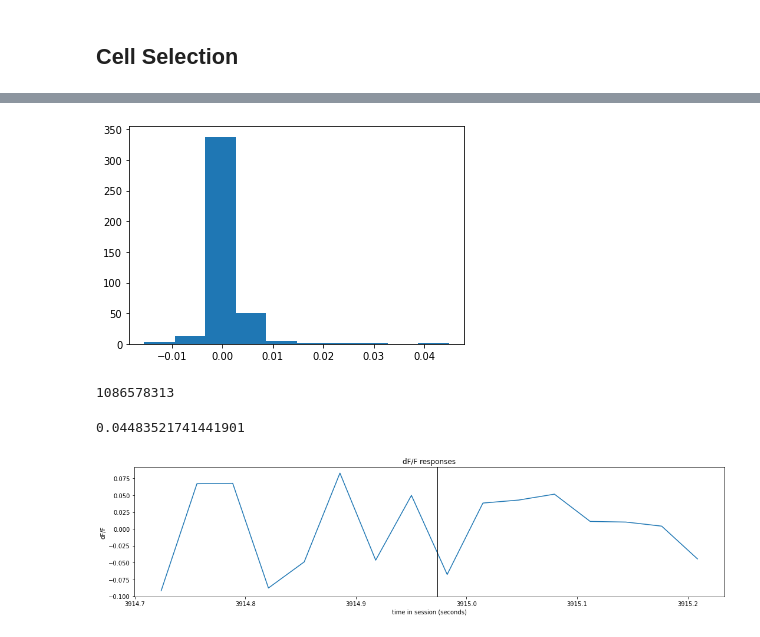
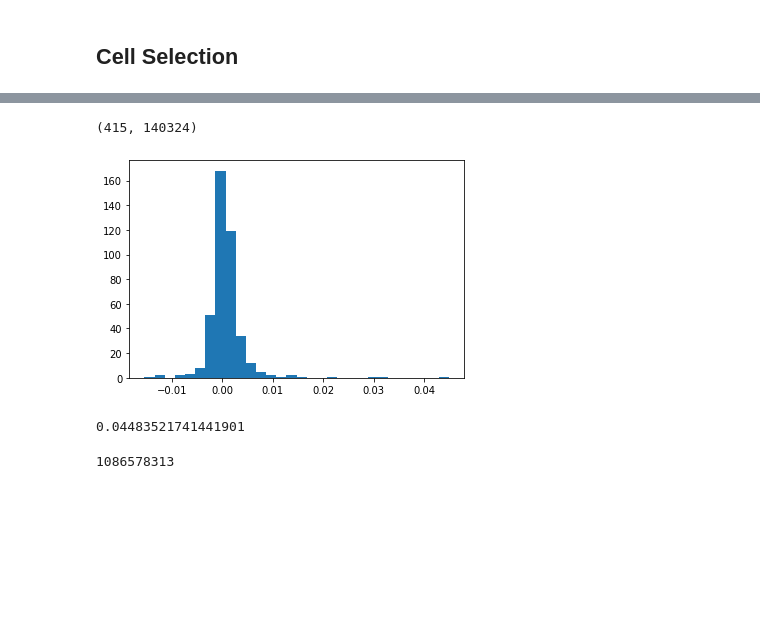
Before and after one commit to seungjaeryanlee/nma-cn-project, a Jupyter notebook: starter-v2.ipynb, the cells around one changed output, grey strips where cells are left out. Saved outputs shown, nothing was run; the diff lists cells and outputs as text; code cells hidden in the pictures; blank space fills up the shorter version.

```diff
--- a/starter-v2.ipynb
+++ b/starter-v2.ipynb
@@ -138,2 +144,0 @@ def get_dff_in_interval(experiment, cell_specimen_id, start, end):
-# %%
-stimulus_start_time = float(active_experiment.stimulus_presentations.loc[0]["start_time"])
@@ -185,0 +149,5 @@ active_experiment.dff_traces.head(5)
+# %%
+active_stimulus_df = active_experiment.stimulus_presentations
+# %%
+active_stimulus_start_times = active_stimulus_df["start_time"]
+active_experiment.dff_traces.head()
@@ -186,8 +162,12 @@ active_experiment.dff_traces.head(5)
 # %%
 dff_matrix = np.array(active_experiment.dff_traces["dff"].tolist())
+# %%
+dff_matrix.shape # shape=(Number of cells, Number of records)
+# %% [output]
+(415, 140324)
 # %%
 diff_traces_per_stimulus = []
-for stimulus_start_time in tqdm(stimulus_start_times):
+for stimulus_start_time in tqdm(active_stimulus_start_times):
     diffs = []
     before_indices = get_indices_in_interval(active_experiment, stimulus_start_time-0.25, stimulus_start_time)
     after_indices = get_indices_in_interval(active_experiment, stimulus_start_time, stimulus_start_time+0.25)
@@ -200,35 +180,18 @@ diff_matrix = np.stack(diff_traces_per_stimulus, axis=1)
 # %%
 mean_diff_per_cell = np.mean(diff_matrix, axis=1)
 # %%
-plt.hist(mean_diff_per_cell);
+plt.hist(mean_diff_per_cell, bins=30);
 # %% [output]
-[figure, old version]
+[figure, new version]
+# %%
+np.max(mean_diff_per_cell)
+# %% [output]
+0.04483521741441901
 # %%
 cell_specimen_ids = get_cell_specimen_ids(active_experiment)
 cell_specimen_ids[np.argmax(mean_diff_per_cell)]
 # %% [output]
 1086578313
-# %%
-np.max(mean_diff_per_cell)
-# %% [output]
-0.04483521741441901
-# %%
-fig, ax = plt.subplots(1, 1, figsize = (15, 4))
-
-for cell_specimen_id in [1086578313]:
-    ax.plot(
-        get_timestamps_in_interval(active_experiment, cell_specimen_id, stimulus_start_time-0.25, stimulus_start_time+0.25),
-        get_dff_in_interval(active_experiment, cell_specimen_id, stimulus_start_time-0.25, stimulus_start_time+0.25),
-    )
-
-ax.axvline(x=stimulus_start_time, color="k", linestyle="-")
-ax.set_title('dF/F responses')
-ax.set_ylabel('dF/F')
-ax.set_xlabel('time in session (seconds)')
-fig.tight_layout()
-fig.show()
-# %% [output]
-[figure, removed]
 # %%
 fig, ax = plt.subplots(1, 1, figsize = (15, 4))
 
```
Also changed, not shown: parts of 16 cells of this notebook.
